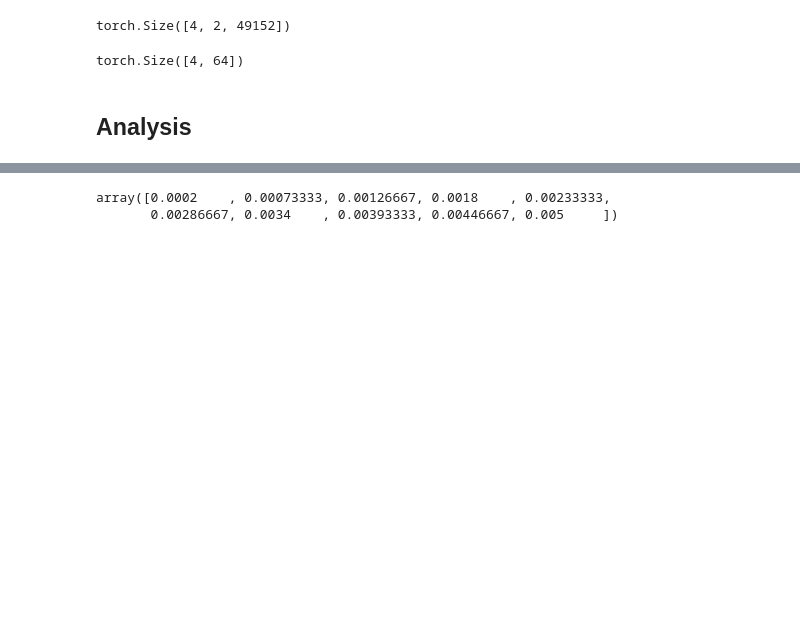
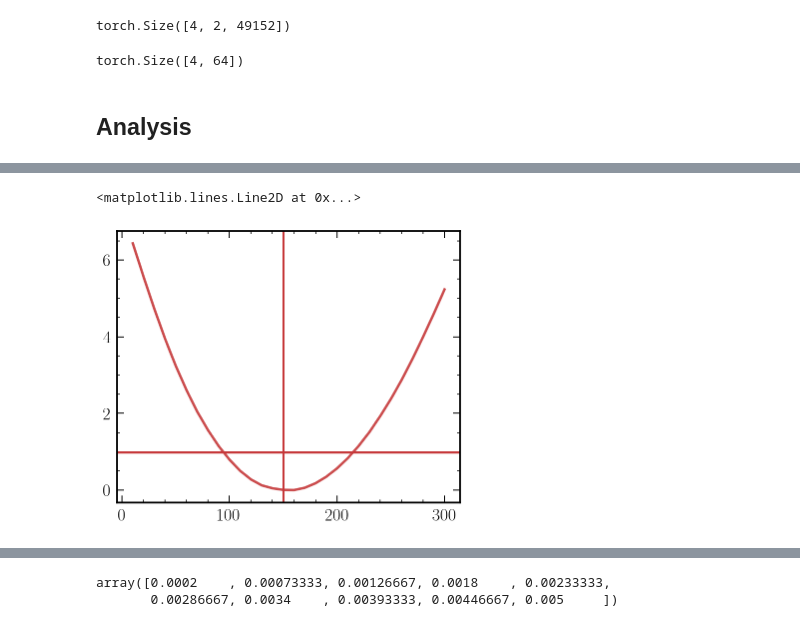
Before and after one commit to smsharma/neural-global-astrometry, a Jupyter notebook: notebooks/01_cdm.ipynb, the cells around one changed output, grey strips where cells are left out. Drawn from its saved outputs; the diff is of its cells as text; code cells hidden in the pictures; blank space fills up the shorter version.

```diff
--- a/notebooks/01_cdm.ipynb
+++ b/notebooks/01_cdm.ipynb
@@ -267,3 +309,17 @@ plt.axvline(150)
+# %%
+llrmin, llrmax = 0., 15.
+
+llr = - 2 * out_mean
+llr -= np.min(llr)
+llr = np.clip(llr, llrmin, llrmax)
+
+plt.plot(theta_test.squeeze().detach().numpy(), llr)
+
+plt.axhline(chi2.isf(1 - .68, 1))
+plt.axvline(150)
+# %% [output]
+<matplotlib.lines.Line2D at 0x...>
+[figure, added]
 # %%
 from theory.units import *
 from theory.spec_calc import PowerSpectra, PowerSpectraPopulations
```
Also changed, not shown: parts of 42 cells of this notebook, 33 other files.
